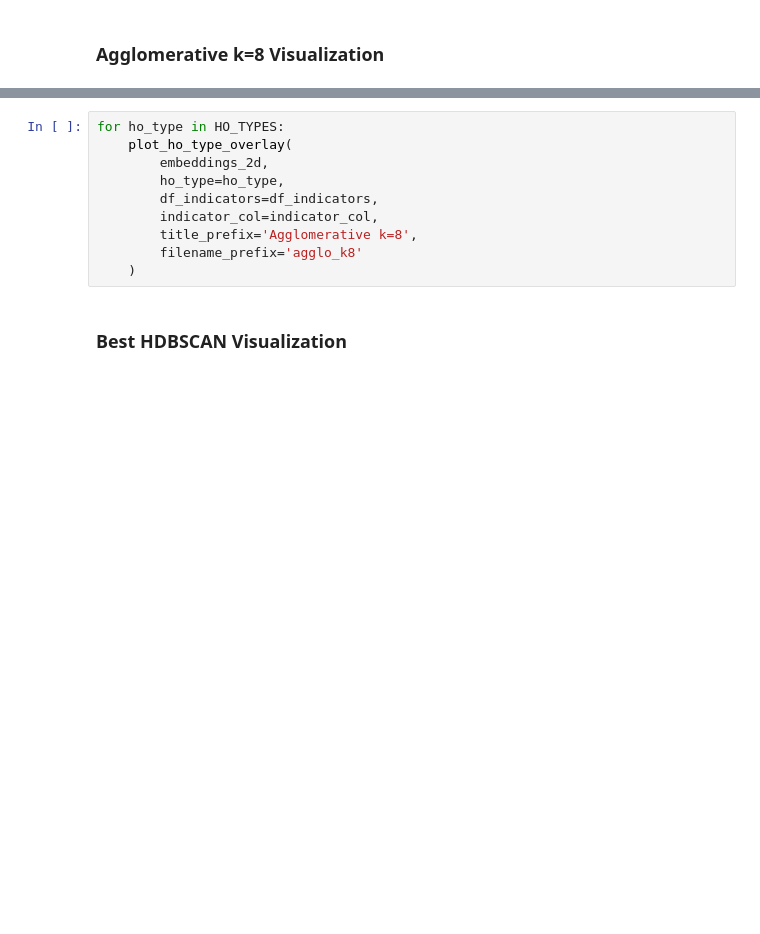
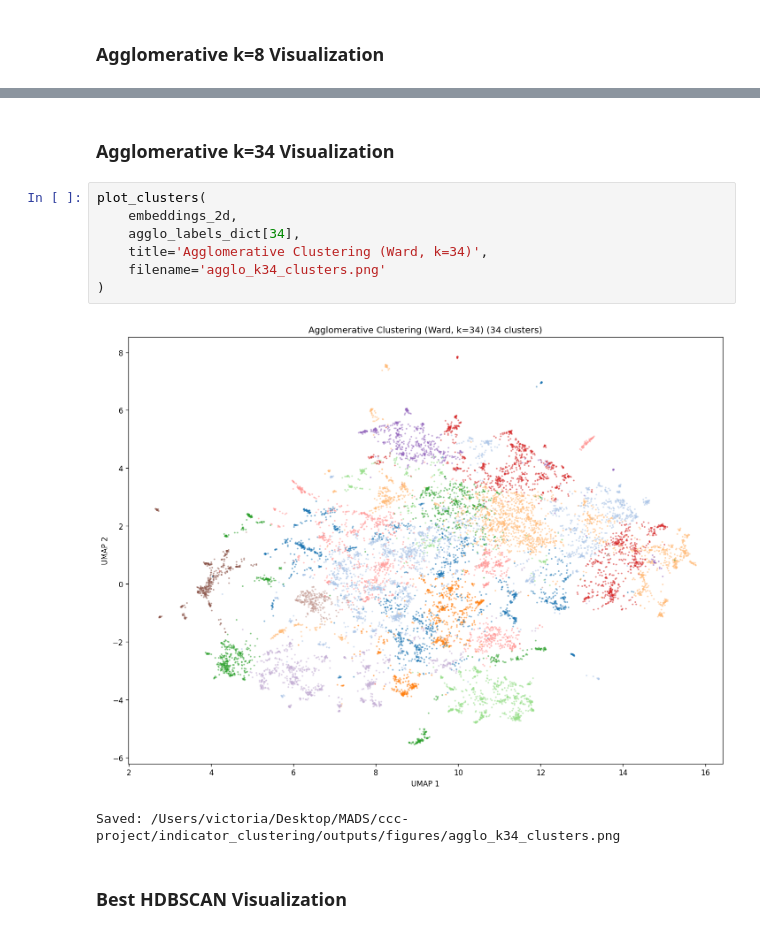
Before and after one commit to vwintumich/ccc-project, a Jupyter notebook: indicator_clustering/notebooks/04_clustering.ipynb, the cells around one changed output, grey strips where cells are left out. Saved outputs shown, nothing was run; the diff lists cells and outputs as text; blank space fills up the shorter version.

```diff
--- a/indicator_clustering/notebooks/04_clustering.ipynb
+++ b/indicator_clustering/notebooks/04_clustering.ipynb
@@ -740,13 +792,15 @@ plot_clusters(
-# %%
-for ho_type in HO_TYPES:
-    plot_ho_type_overlay(
-        embeddings_2d,
-        ho_type=ho_type,
-        df_indicators=df_indicators,
-        indicator_col=indicator_col,
-        title_prefix='Agglomerative k=8',
-        filename_prefix='agglo_k8'
-    )
+# %% [markdown]
+### Agglomerative k=34 Visualization
+# %%
+plot_clusters(
+    embeddings_2d,
+    agglo_labels_dict[34],
+    title='Agglomerative Clustering (Ward, k=34)',
+    filename='agglo_k34_clusters.png'
+)
+# %% [output]
+[figure, added]
+Saved: /Users/victoria/Desktop/MADS/ccc-project/indicator_clustering/outputs/figures/agglo_k34_clusters.png
 # %% [markdown]
 ### Best HDBSCAN Visualization
 # %%
```
Also changed, not shown: parts of 35 cells of this notebook.
